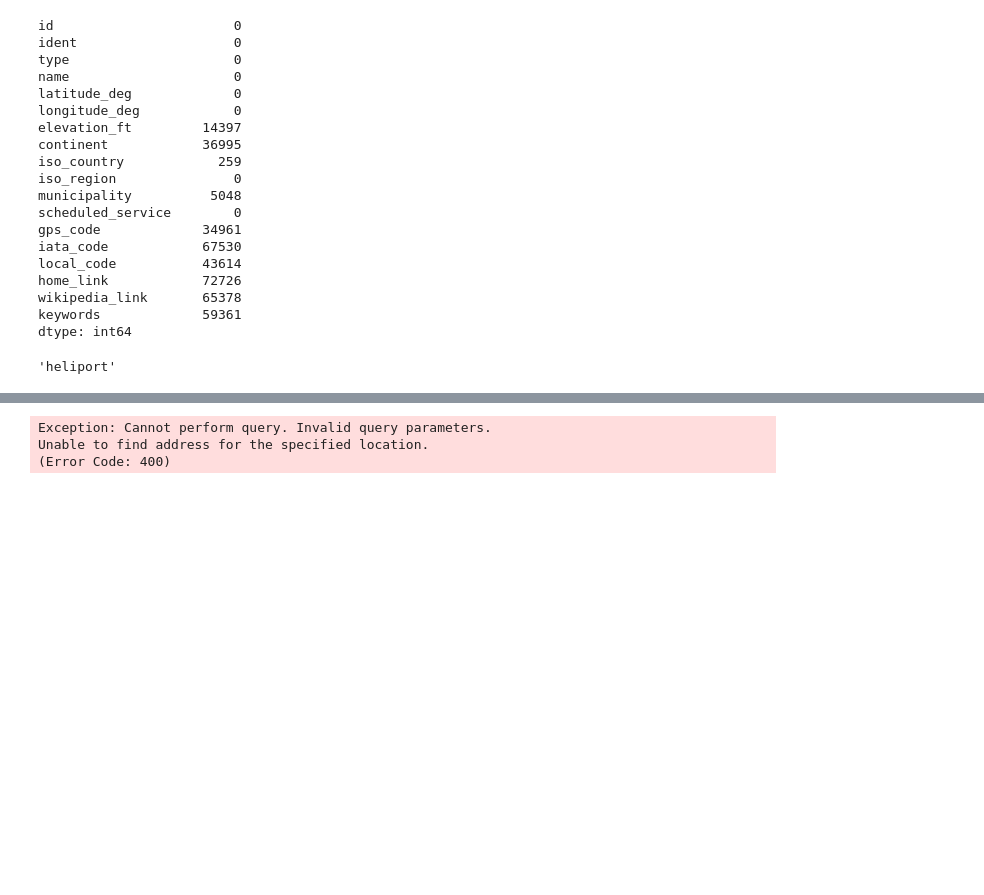
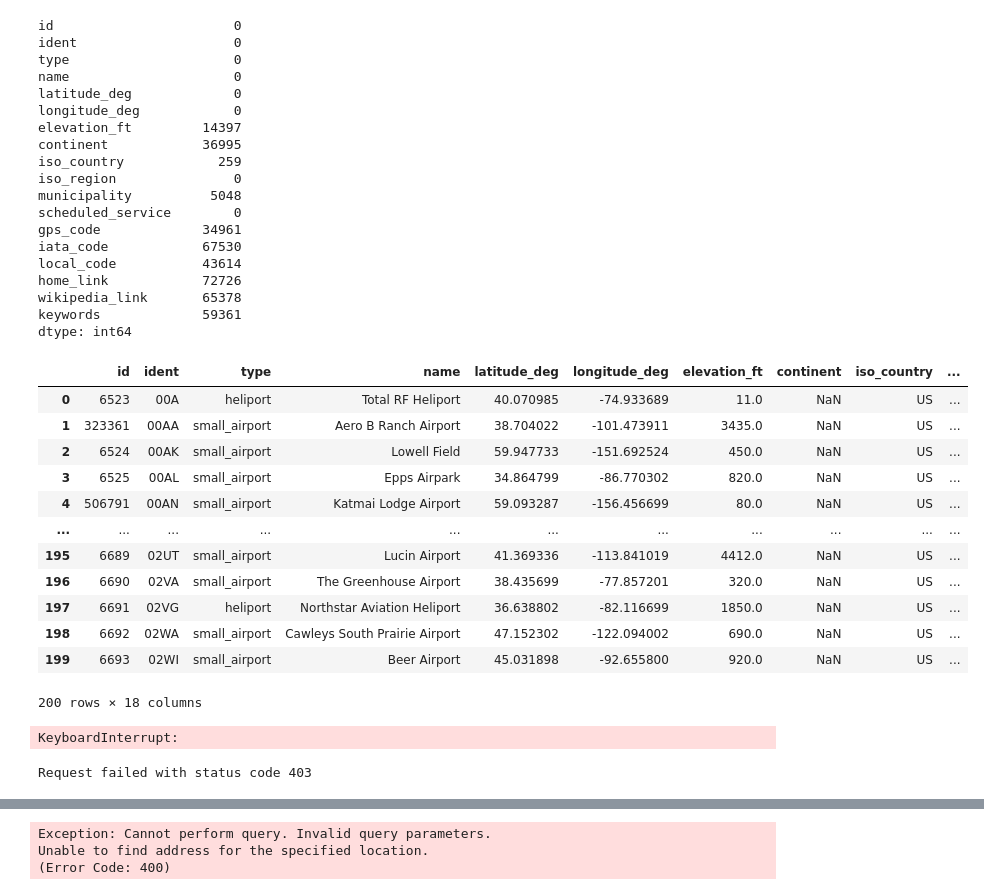
Before and after one commit to markokajkut/Airports, a Jupyter notebook: airports.ipynb, the cells around one changed output, grey strips where cells are left out. Cells and saved outputs as stored; diff of their text form; code cells hidden in the pictures; blank space fills up the shorter version.

```diff
--- a/airports.ipynb
+++ b/airports.ipynb
@@ -51,6 +54,18 @@ wikipedia_link       65378
 keywords             59361
 dtype: int64
 # %%
-df["type"][0]
+df[0:200]
 # %% [output]
+|  | id | ident | type | name | latitude_deg | longitude_deg | elevation_ft | continent | iso_country | ... |
+| 0 | 6523 | 00A | heliport | Total RF Heliport | 40.070985 | -74.933689 | 11.0 | NaN | US | ... |
+| 1 | 323361 | 00AA | small_airport | Aero B Ranch Airport | 38.704022 | -101.473911 | 3435.0 | NaN | US | ... |
+| 2 | 6524 | 00AK | small_airport | Lowell Field | 59.947733 | -151.692524 | 450.0 | NaN | US | ... |
+| 3 | 6525 | 00AL | small_airport | Epps Airpark | 34.864799 | -86.770302 | 820.0 | NaN | US | ... |
+| 4 | 506791 | 00AN | small_airport | Katmai Lodge Airport | 59.093287 | -156.456699 | 80.0 | NaN | US | ... |
+| ... | ... | ... | ... | ... | ... | ... | ... | ... | ... | ... |
+| 195 | 6689 | 02UT | small_airport | Lucin Airport | 41.369336 | -113.841019 | 4412.0 | NaN | US | ... |
+| 196 | 6690 | 02VA | small_airport | The Greenhouse Airport | 38.435699 | -77.857201 | 320.0 | NaN | US | ... |
+| 197 | 6691 | 02VG | heliport | Northstar Aviation Heliport | 36.638802 | -82.116699 | 1850.0 | NaN | US | ... |
+| 198 | 6692 | 02WA | small_airport | Cawleys South Prairie Airport | 47.152302 | -122.094002 | 690.0 | NaN | US | ... |
+| 199 | 6693 | 02WI | small_airport | Beer Airport | 45.031898 | -92.655800 | 920.0 | NaN | US | ... |
-'heliport'
+200 rows × 18 columns
@@ -56,0 +116,37 @@ df["type"][0]
+# %%
+reverse_geocode_lat_lon(df[0:5000])
+# %% [output]
+KeyboardInterrupt:
+# %%
+api_key_tomtom = "fMO5yJOvZAI30oeR4DRsnHXMuB9CKhle"
+def tomtom_reverse_geocode(lat, lon):
+
+    position = f"{lat},{lon}"
+    url = "https://api.tomtom.com/search/2/reverseGeocode/{position}.json?key={api_key_tomtom}"
+
+    try:
+        # Make the GET request
+        response = requests.get(url)
+
+        # Check if the request was successful (status code 200)
+        if response.status_code == 200:
+            # Parse the JSON response
+            data = response.json()
+            return data
+        else:
+            print(f"Request failed with status code {response.status_code}")
+            return None
+    except Exception as e:
+        print(f"An error occurred: {str(e)}")
+        return None
+
+# lat = df["latitude_deg"].tolist()
+# lon = df["longitude_deg"].tolist()
+# res = []
+# for i, j in zip(lat, lon):
+
+#     res.append(tomtom_reverse_geocode(i, j))
+
+tomtom_reverse_geocode(40.070985, -74.933689)
+# %% [output]
+Request failed with status code 403
```
Also changed, not shown: parts of 10 cells of this notebook.
